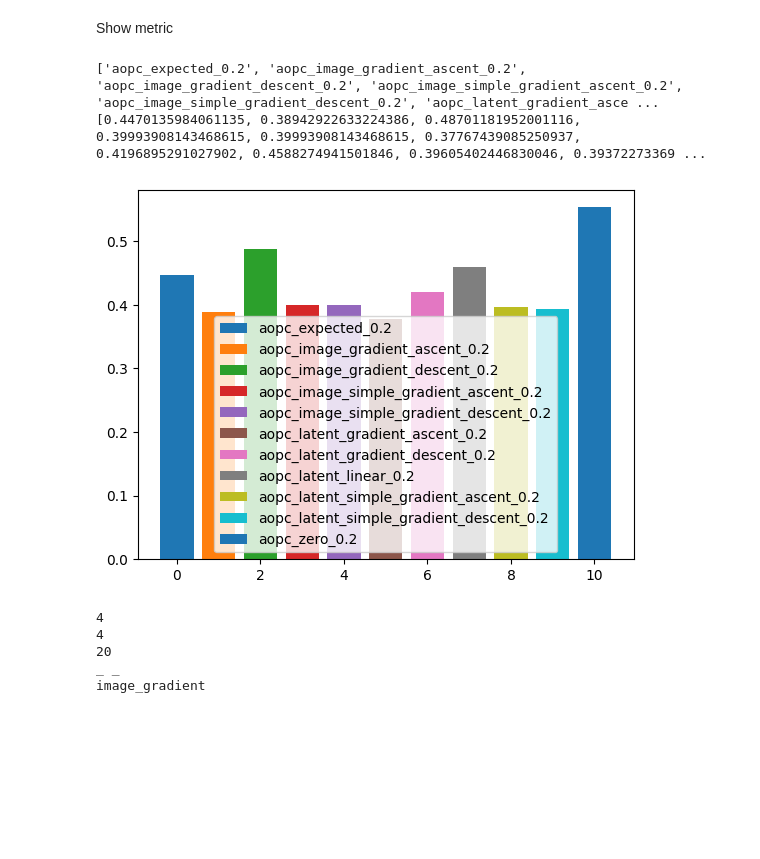
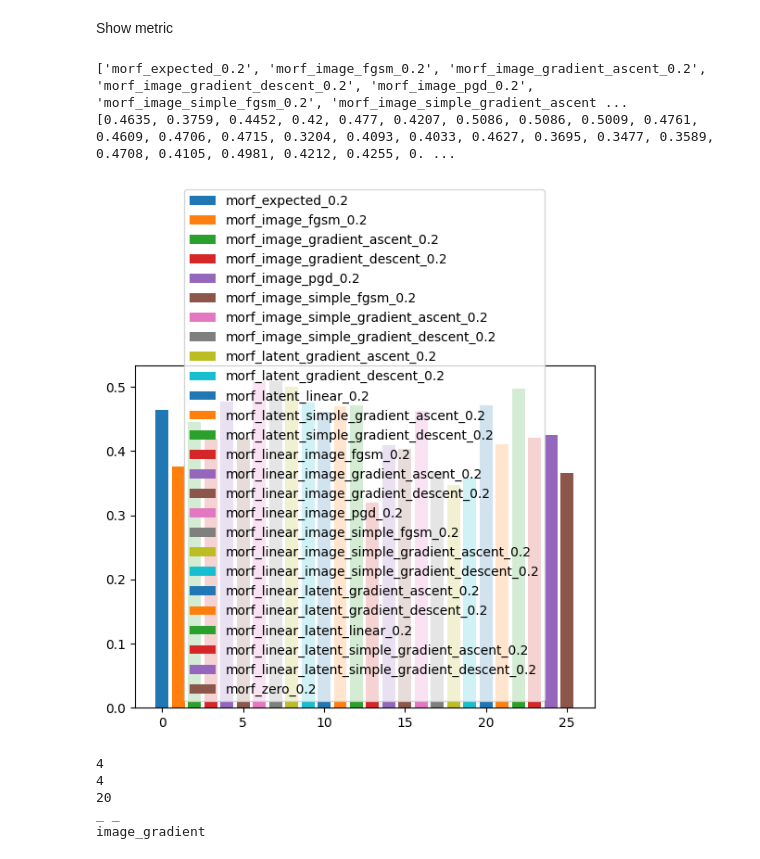
Before and after one commit to jleehun/ig_inversion, a Jupyter notebook: exp/visualization.ipynb, the cells around one changed output. Drawn from its saved outputs; the diff is of its cells as text; code cells hidden in the pictures; blank space fills up the shorter version.

```diff
--- a/exp/visualization.ipynb
+++ b/exp/visualization.ipynb
@@ -72,30 +87,30 @@ with open("/home/dhlee/code/ig_inversion/results/evaluation_average_cifar10.json
 # %%
-method = "aopc"
+method = "morf"
 ratio = "0.2"
 
 check_key = []
 for i in list(avg.keys()):
     if ratio in i:
         if method in i:
             # print(i)
             check_key.append(i)
 
 print(check_key)
 
 result = []
 for i in check_key:
     result.append(avg[f'{i}'])
 
 print(result)
 
 for i in range(len(check_key)):
     plt.bar(i, result[i], label = f'{check_key[i]}')
     plt.legend(loc = 8)
     # plt.bar(check_key, result)
 # %% [output]
-['aopc_expected_0.2', 'aopc_image_gradient_ascent_0.2', 'aopc_image_gradient_descent_0.2', 'aopc_image_simple_gradient_ascent_0.2', 'aopc_image_simple_gradient_descent_0.2', 'aopc_latent_gradient_asce ...
-[0.4470135984061135, 0.38942922633224386, 0.48701181952001116, 0.39993908143468615, 0.39993908143468615, 0.37767439085250937, 0.4196895291027902, 0.4588274941501846, 0.39605402446830046, 0.39372273369 ...
+['morf_expected_0.2', 'morf_image_fgsm_0.2', 'morf_image_gradient_ascent_0.2', 'morf_image_gradient_descent_0.2', 'morf_image_pgd_0.2', 'morf_image_simple_fgsm_0.2', 'morf_image_simple_gradient_ascent ...
+[0.4635, 0.3759, 0.4452, 0.42, 0.477, 0.4207, 0.5086, 0.5086, 0.5009, 0.4761, 0.4609, 0.4706, 0.4715, 0.3204, 0.4093, 0.4033, 0.4627, 0.3695, 0.3477, 0.3589, 0.4708, 0.4105, 0.4981, 0.4212, 0.4255, 0. ...
-[figure, old version]
+[figure, new version]
 # %%
 pr = 'aopc_image_gradient_0.01'
 re = "".join(reversed(pr))
```
Also changed, not shown: parts of 26 cells of this notebook, 11 other files.
